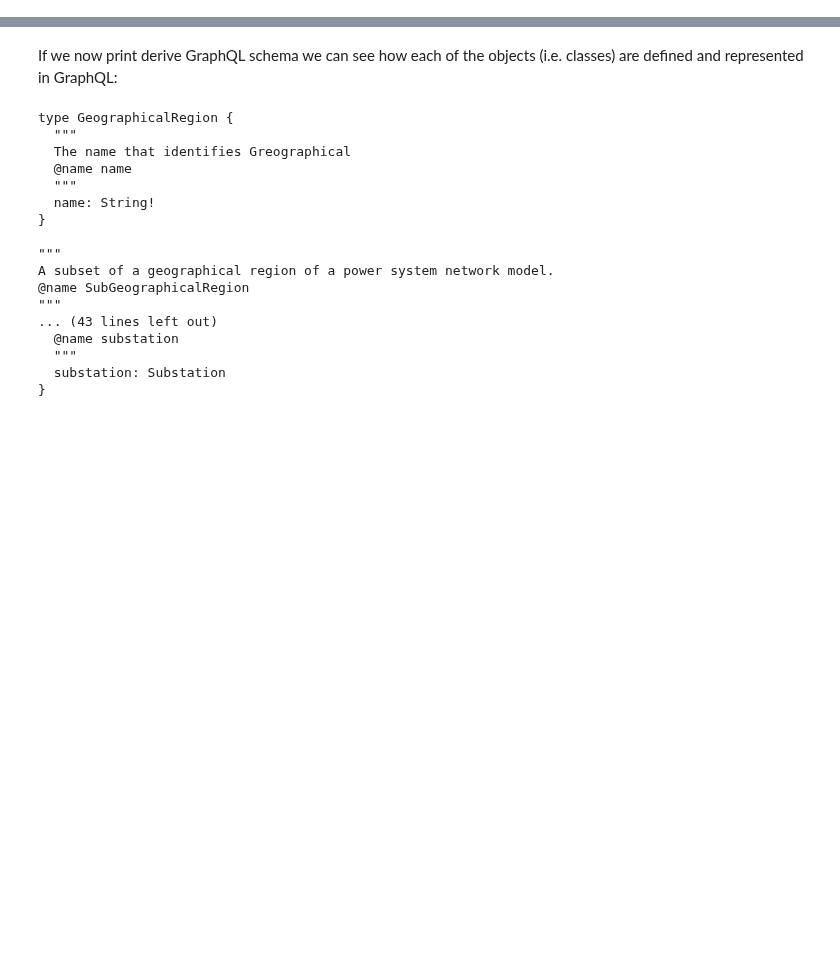
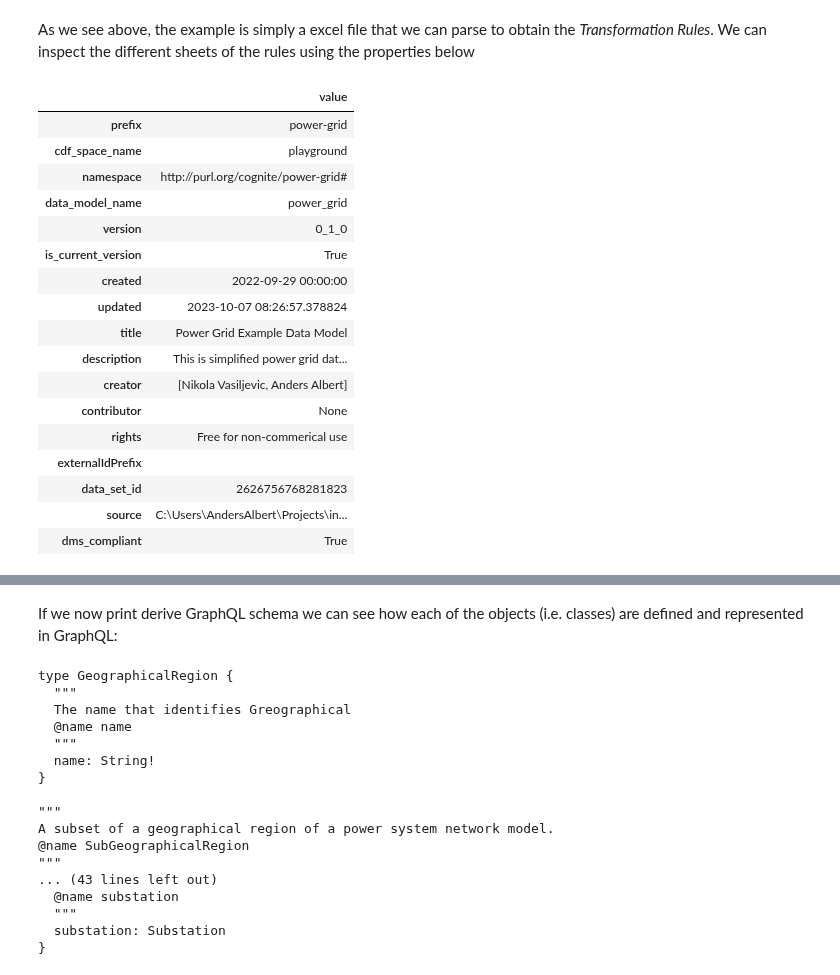
Before and after one commit to cognitedata/neat, a Jupyter notebook: docs/tutorial/notebooks/part-1-data-model-generation.ipynb, the cells around one changed output, grey strips where cells are left out. Saved outputs shown, nothing was run; the diff lists cells and outputs as text; code cells hidden in the pictures; blank space fills up the shorter version.

```diff
--- a/docs/tutorial/notebooks/part-1-data-model-generation.ipynb
+++ b/docs/tutorial/notebooks/part-1-data-model-generation.ipynb
@@ -30,0 +51,24 @@ from cognite.neat.rules.examples import power_grid_model
+# %% [markdown]
+As we see above, the example is simply a excel file that we can parse to obtain the *Transformation Rules*.
+We can inspect the different sheets of the rules using the properties below
+# %%
+power_rules.metadata
+# %% [output]
+|  | value |
+| prefix | power-grid |
+| cdf_space_name | playground |
+| namespace | http://purl.org/cognite/power-grid# |
+| data_model_name | power_grid |
+| version | 0_1_0 |
+| is_current_version | True |
+| created | 2022-09-29 00:00:00 |
+| updated | 2023-10-07 08:26:57.378824 |
+| title | Power Grid Example Data Model |
+| description | This is simplified power grid dat... |
+| creator | [Nikola Vasiljevic, Anders Albert] |
+| contributor | None |
+| rights | Free for non-commerical use |
+| externalIdPrefix |  |
+| data_set_id | 2626756768281823 |
+| source | C:\Users\AndersAlbert\Projects\in... |
+| dms_compliant | True |
```
Also changed, not shown: parts of 23 cells of this notebook, 32 other files.
